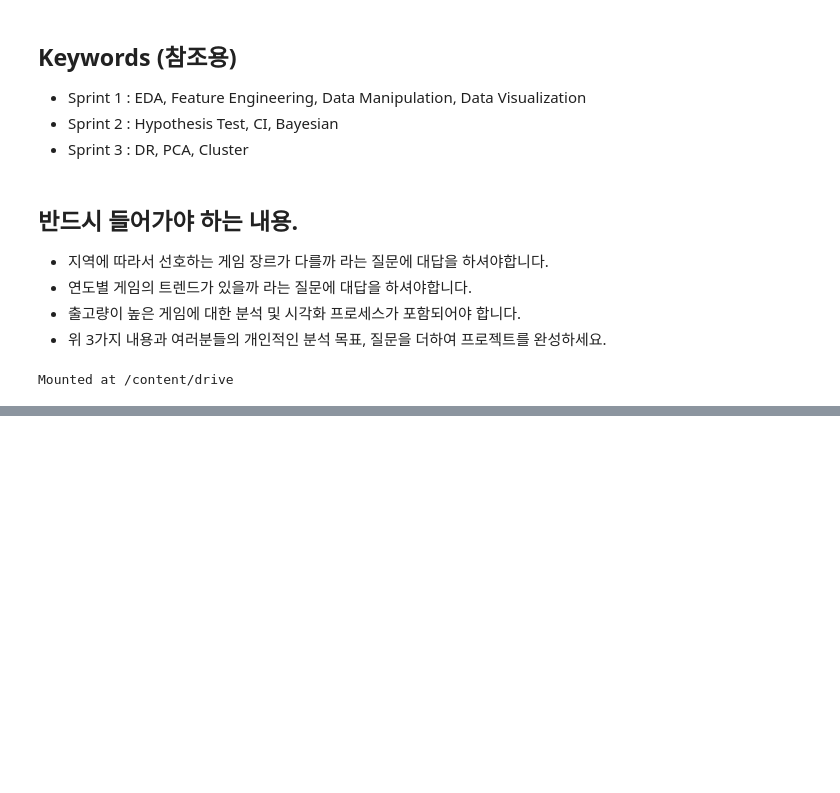
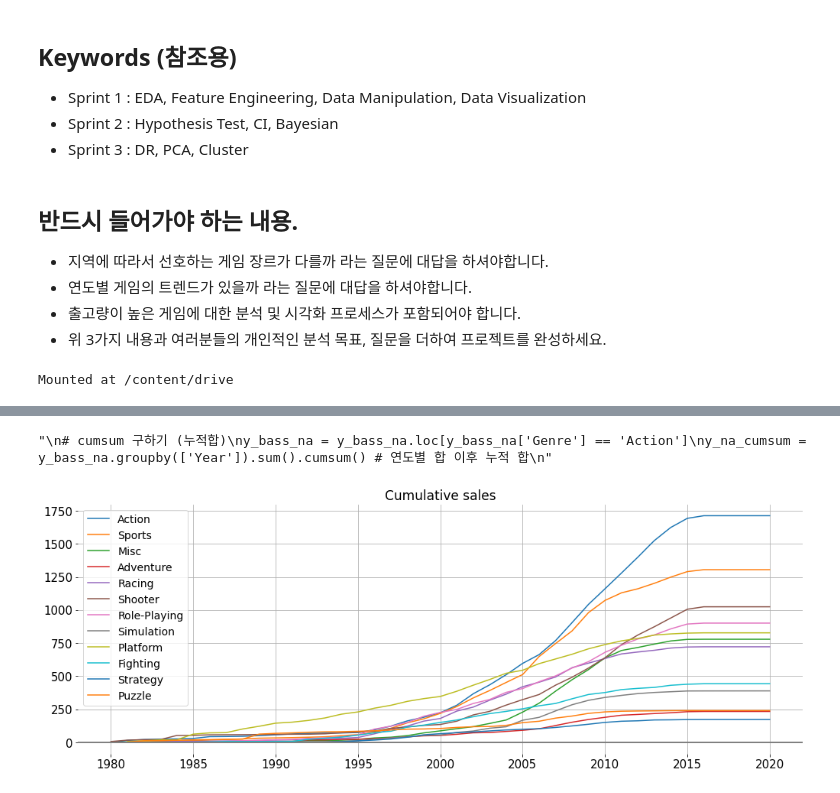
Before and after one commit to poten-jay/Note-cote-, a Jupyter notebook: S1-Week 4-Project.ipynb, the cells around one changed output, grey strips where cells are left out. Drawn from its saved outputs; the diff is of its cells as text; code cells hidden in the pictures; blank space fills up the shorter version.

```diff
--- a/S1-Week 4-Project.ipynb
+++ b/S1-Week 4-Project.ipynb
@@ -139,0 +517,55 @@ df.reset_index()   # 인덱스 번호 리셋
+# %%
+# 연도 / 장르 / 지역 1개 (연도별 / 장르별 누적 판매를 위한)
+y_bass = df.drop(columns=['Name', 'Platform', 'Publisher' ], axis=1)
+y_bass_na = df.drop(columns=['Name', 'Platform', 'Publisher','EU_Sales' ,'JP_Sales', 'Other_Sales' ], axis=1)
+y_bass_eu = df.drop(columns=['Name', 'Platform', 'Publisher','NA_Sales' ,'JP_Sales', 'Other_Sales' ], axis=1)
+y_bass_jp = df.drop(columns=['Name', 'Platform', 'Publisher','NA_Sales' ,'EU_Sales', 'Other_Sales' ], axis=1)
+y_bass_other = df.drop(columns=['Name', 'Platform', 'Publisher','NA_Sales' ,'JP_Sales', 'EU_Sales' ], axis=1)
+# %%
+# 전체시장 장르별 누적 판매량
+y_bass['y_bas'] = y_bass['NA_Sales'] + y_bass['EU_Sales'] + y_bass['JP_Sales'] + y_bass['Other_Sales']
+y_bass = y_bass.drop(columns=['NA_Sales' ,'JP_Sales', 'EU_Sales', 'Other_Sales' ], axis=1)
+# %%
+for i in range(0,12):   # 그래프 끝을 맞추기 위한 보정 (2020 에 0 데이터 추가)
+    gen = ge[i]
+    y_bass=y_bass.append({'Year' : 2020 , 'Genre' : gen, 'y_bas' : 0} , ignore_index=True)
+    y_bass_na=y_bass_na.append({'Year' : 2020 , 'Genre' : gen, 'NA_Sales' : 0} , ignore_index=True)
+    y_bass_eu=y_bass_eu.append({'Year' : 2020 , 'Genre' : gen, 'EU_Sales' : 0} , ignore_index=True)
+    y_bass_jp=y_bass_jp.append({'Year' : 2020 , 'Genre' : gen, 'JP_Sales' : 0} , ignore_index=True)
+    y_bass_other=y_bass_other.append({'Year' : 2020 , 'Genre' : gen, 'Other_Sales' : 0} , ignore_index=True)
+# %%
+"""
+# cumsum 구하기 (누적합)
+y_bass_na = y_bass_na.loc[y_bass_na['Genre'] == 'Action']
+y_na_cumsum = y_bass_na.groupby(['Year']).sum().cumsum() # 연도별 합 이후 누적 합
+"""
+# %% [output]
+"\n# cumsum 구하기 (누적합)\ny_bass_na = y_bass_na.loc[y_bass_na['Genre'] == 'Action']\ny_na_cumsum = y_bass_na.groupby(['Year']).sum().cumsum() # 연도별 합 이후 누적 합\n"
+# %%
+# 전체시장 장르별 누적 판매량 그래프
+
+fig = plt.figure(figsize=(17,6)) ## 캔버스 생성
+fig.set_facecolor('white') ## 캔버스 색상 설정
+ax = fig.add_subplot() ## 그림 뼈대(프레임) 생성
+
+for i in range(0,12):
+    gen = ge[i]
+    y_cumsum = y_bass.loc[y_bass['Genre'] == gen].groupby(['Year']).sum().cumsum()
+    plt.plot(y_cumsum , label= '{}'.format(gen))
+
+plt.legend(fontsize=14)   # 범례 표시
+plt.title("Cumulative sales",fontsize=17) ## 타이틀 설정
+
+plt.gca().spines['right'].set_visible(False) #오른쪽 테두리 제거
+plt.gca().spines['top'].set_visible(False) #위 테두리 제거
+plt.gca().spines['left'].set_visible(False) #왼쪽 테두리 제거
+plt.gca().spines['bottom'].set_visible(False) #아래 테두리 제거
+
+# plt.text(*, 1, 'asdfas')
+
+plt.axhline(y=1, color='grey', linewidth=2) # 회색 가로줄
+plt.grid(True)
+
+plt.show()
+# %% [output]
+[figure, added]
```
Also changed, not shown: parts of 69 cells of this notebook.
